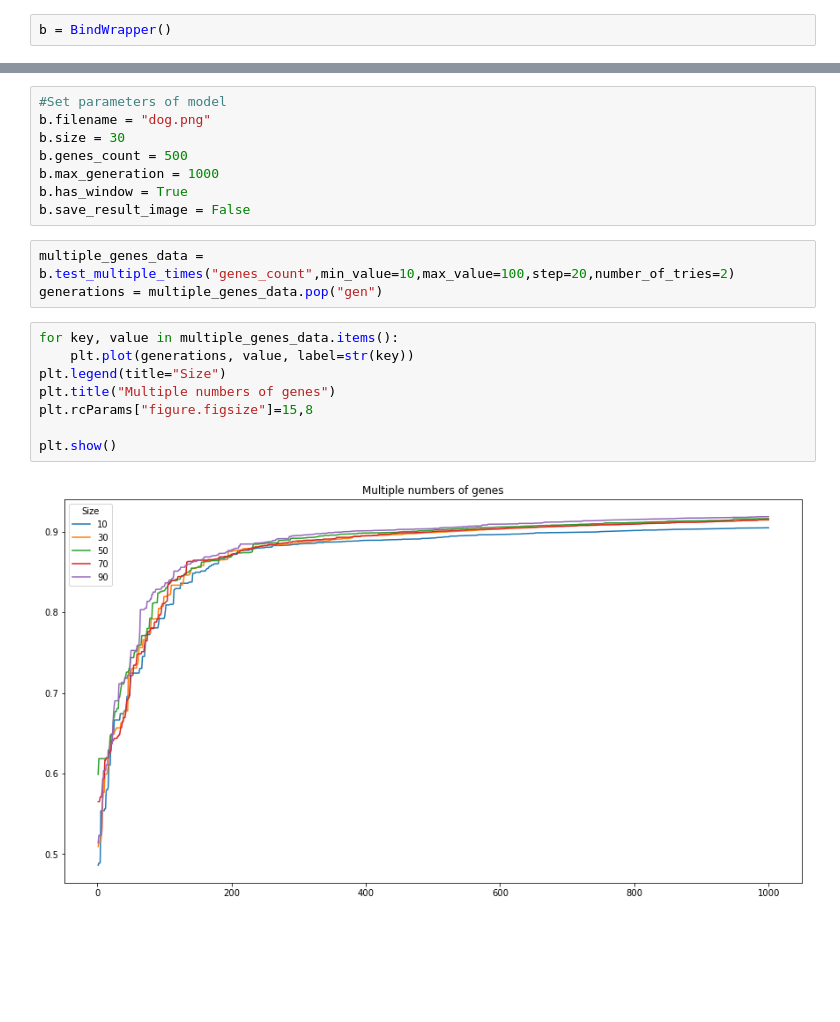
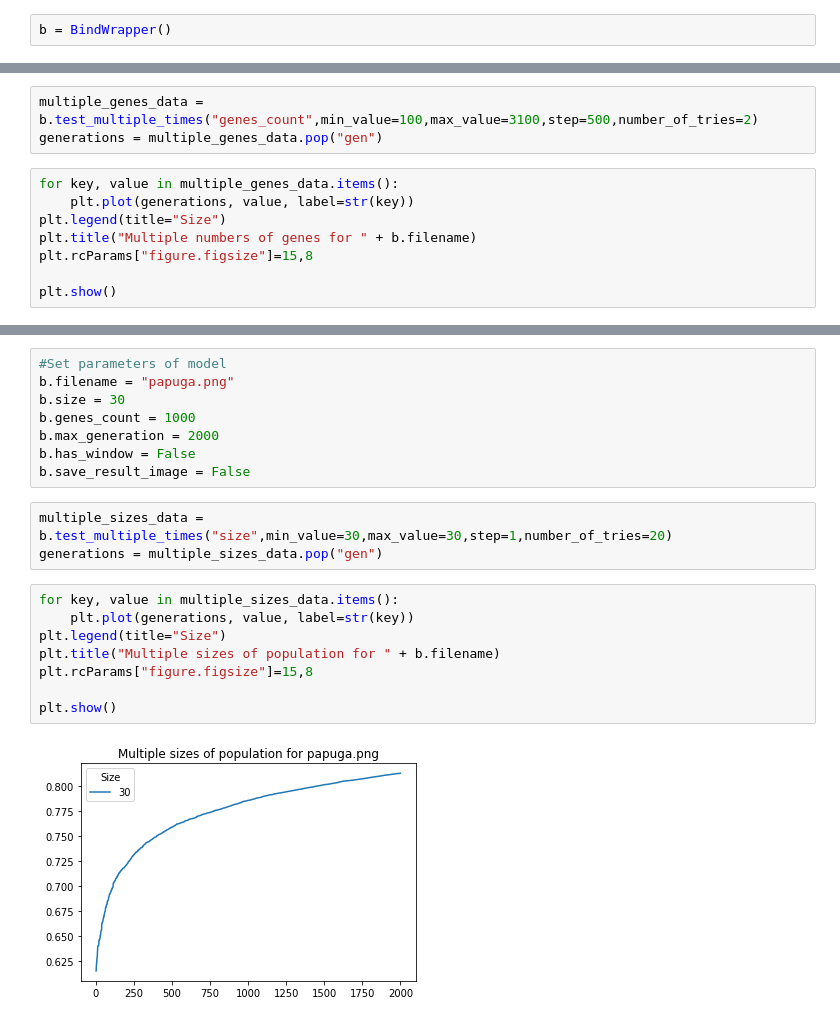
Before and after one commit to tiskus333/evolutionary-painter, a Jupyter notebook: notebook.ipynb, the cells around one changed output, grey strips where cells are left out. Drawn from its saved outputs; the diff is of its cells as text; blank space fills up the shorter version.

Commit message:
added new test suites

```diff
--- a/notebook.ipynb
+++ b/notebook.ipynb
@@ -44,0 +87,11 @@ plt.show()
+# %%
+multiple_genes_data = b.test_multiple_times("genes_count",min_value=100,max_value=3100,step=500,number_of_tries=2)
+generations = multiple_genes_data.pop("gen")
+# %%
+for key, value in multiple_genes_data.items():
+    plt.plot(generations, value, label=str(key))
+plt.legend(title="Size")
+plt.title("Multiple numbers of genes for " + b.filename)
+plt.rcParams["figure.figsize"]=15,8
+
+plt.show()
@@ -45,21 +100,21 @@ plt.show()
 # %%
 #Set parameters of model
-b.filename = "dog.png"
+b.filename = "papuga.png"
 b.size = 30
-b.genes_count = 500
-b.max_generation = 1000
-b.has_window = True
+b.genes_count = 1000
+b.max_generation = 2000
+b.has_window = False
 b.save_result_image = False
 # %%
-multiple_genes_data = b.test_multiple_times("genes_count",min_value=10,max_value=100,step=20,number_of_tries=2)
-generations = multiple_genes_data.pop("gen")
+multiple_sizes_data = b.test_multiple_times("size",min_value=30,max_value=30,step=1,number_of_tries=20)
+generations = multiple_sizes_data.pop("gen")
 # %%
-for key, value in multiple_genes_data.items():
+for key, value in multiple_sizes_data.items():
     plt.plot(generations, value, label=str(key))
 plt.legend(title="Size")
-plt.title("Multiple numbers of genes")
+plt.title("Multiple sizes of population for " + b.filename)
 plt.rcParams["figure.figsize"]=15,8
 
 plt.show()
 # %% [output]
-[figure, old version]
+[figure, new version]
```
Also changed, not shown: parts of 10 cells of this notebook, 2 other files.
